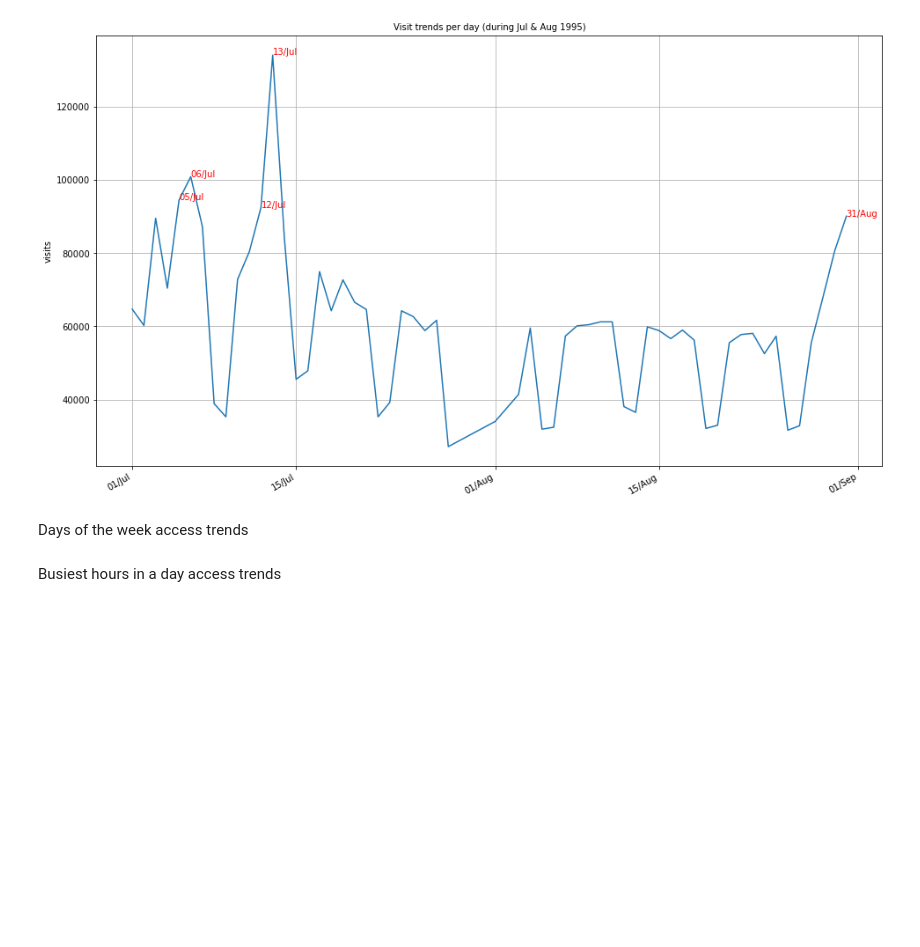
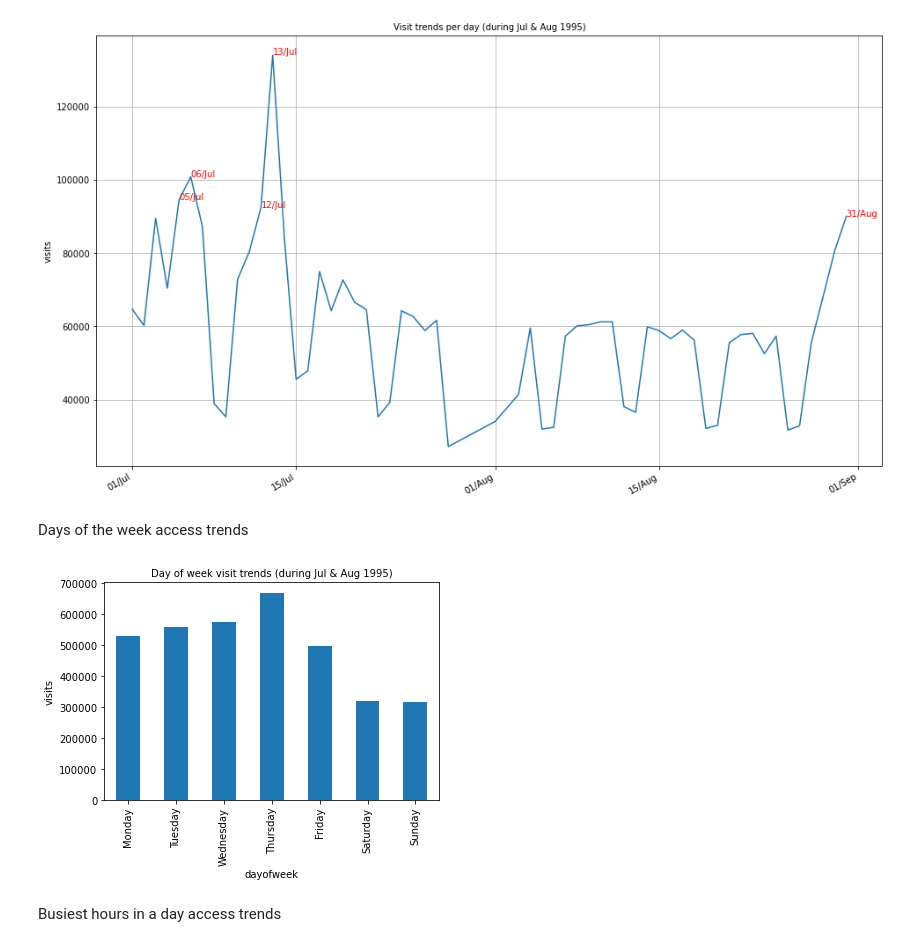
Before and after one commit to emtabiraobarias/nasa-website-1995-analysis, a Jupyter notebook: eda/nasa_website_analysis.ipynb, the cells around one changed output. Cells and saved outputs as stored; diff of their text form; code cells hidden in the pictures; blank space fills up the shorter version.

Commit message:
Day of week access trend update

```diff
--- a/eda/nasa_website_analysis.ipynb
+++ b/eda/nasa_website_analysis.ipynb
@@ -322,8 +337,12 @@ df_timestamp['hour'] = df_timestamp['timestamp'].dt.hour
 df_timestamp['minutes'] = df_timestamp['timestamp'].dt.minute
 df_timestamp['dayofweek'] = df_timestamp['timestamp'].dt.day_of_week
 
+# Get a map to translate to day of week
+d = dict(zip(range(7),list(calendar.day_name)))
+df_timestamp['dayofweek'] = df_timestamp['dayofweek'].map(d)
+
 # AM/PM category
-df_timestamp['day_period'] = df_timestamp['hour'].apply(lambda x: 'AM' if x < 12 else 'PM')
+df_timestamp['dayperiod'] = df_timestamp['hour'].apply(lambda x: 'AM' if x < 12 else 'PM')
 
 # output of this will validate it looks right
 df_timestamp.nunique(axis=0)
@@ -371,6 +390,21 @@ plt.show()
 [figure]
 # %% [markdown]
 Days of the week access trends
+# %%
+df_timestamp_days = df_timestamp.groupby(['dayofweek'])['dayofweek'].count().reset_index(name='visits')
+
+# plot bar chart
+day_order = ['Monday', 'Tuesday', 'Wednesday', 'Thursday', 'Friday', 'Saturday', 'Sunday']
+ax = df_timestamp_days.set_index('dayofweek').loc[day_order].plot(kind='bar', legend=False)
+ax.set_ylabel('visits')
+ax.set_xlabel('')
+ax.set_title('Day of week visit trends (during Jul & Aug 1995)', fontsize='medium')
+
+plt.show()
+
+#TODO: separate Jul from Aug
+# %% [output]
+[figure, added]
 # %% [markdown]
 Busiest hours in a day access trends
 # %% [markdown]
```
Also changed, not shown: parts of 3 cells of this notebook.
